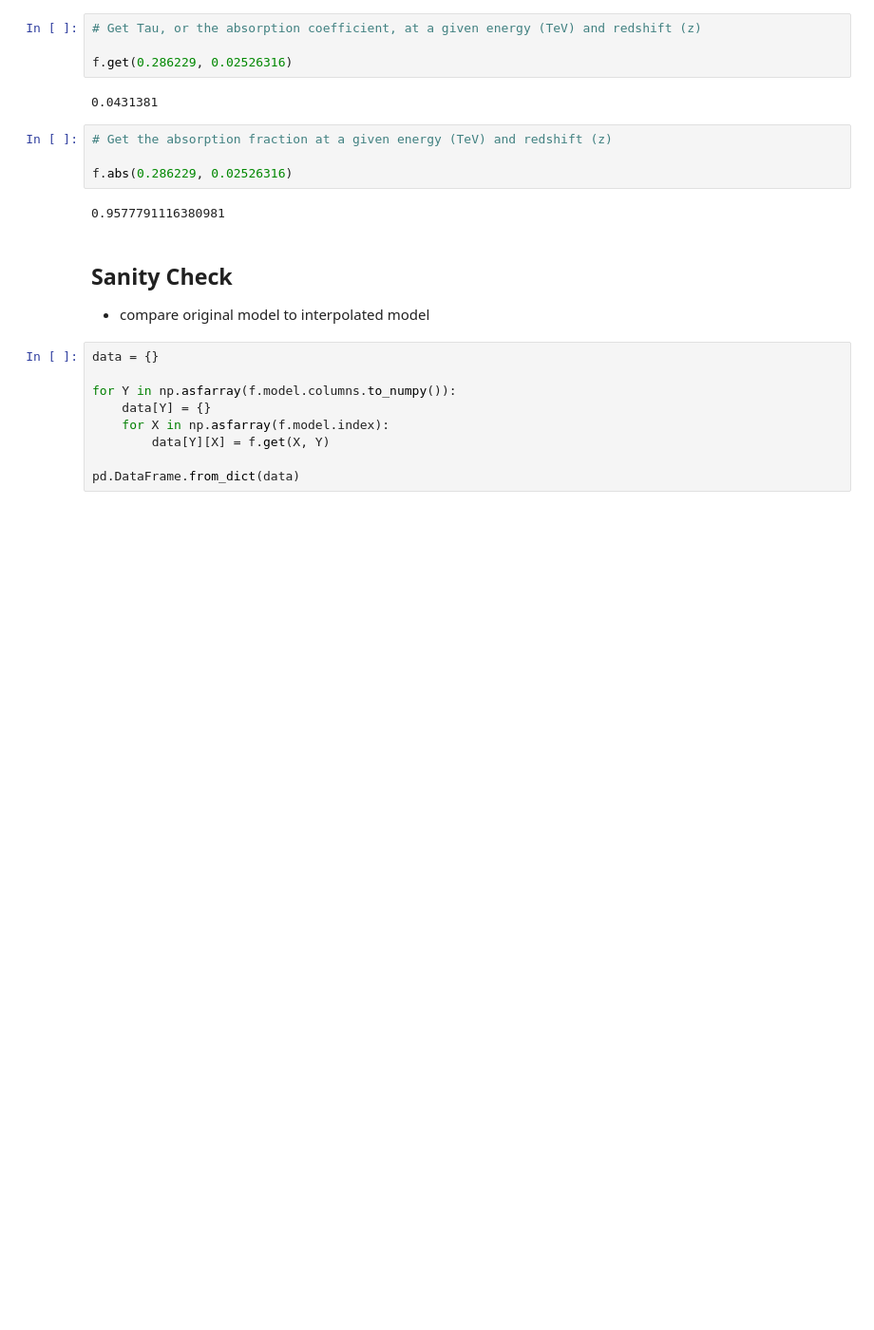
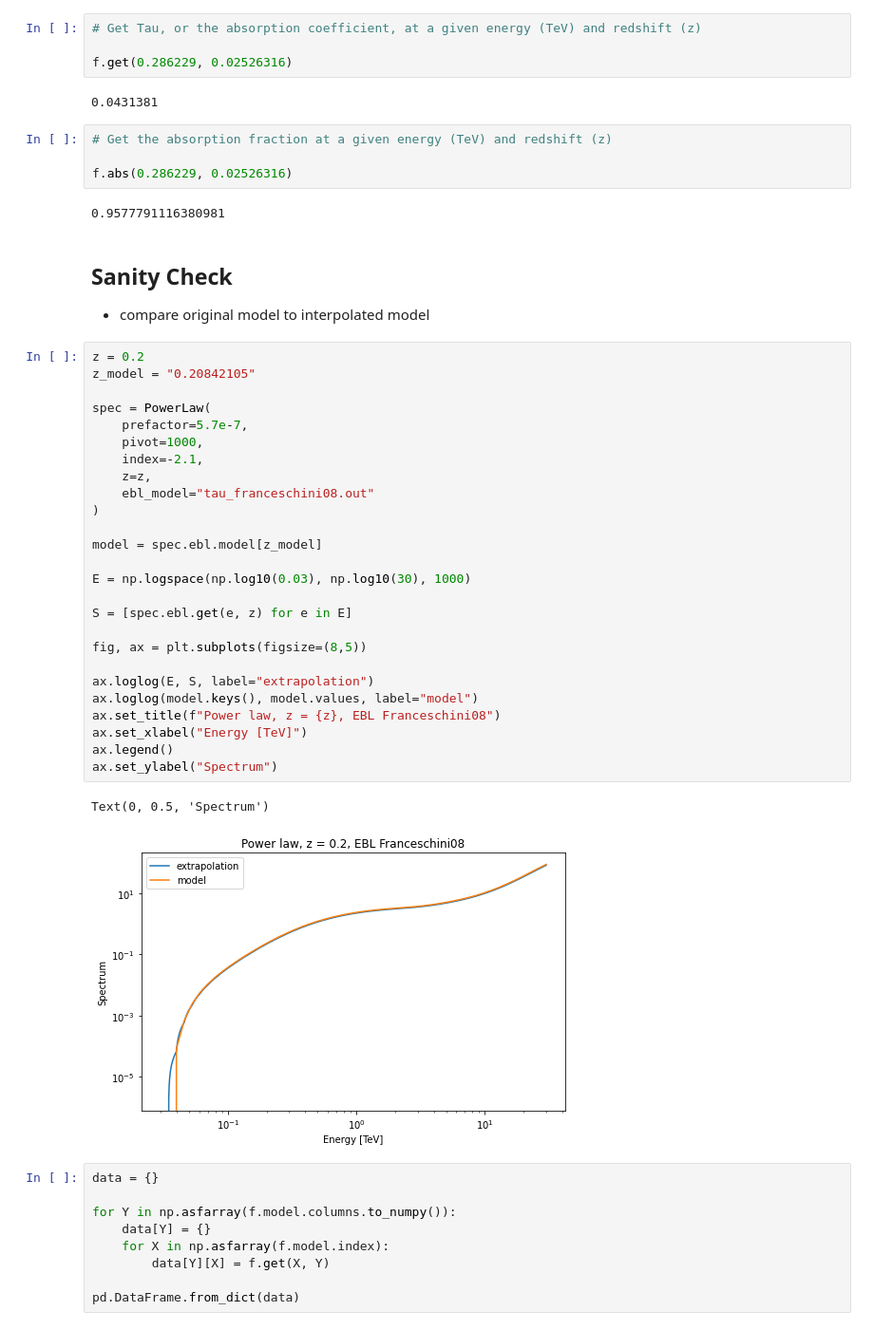
Before and after one commit to astrojarred/grbsens, a Jupyter notebook: EBL/EBL.ipynb, the cells around one changed output. Shown: that part at 95% size. Cells and saved outputs as stored; diff of their text form; blank space fills up the shorter version.

```diff
--- a/EBL/EBL.ipynb
+++ b/EBL/EBL.ipynb
@@ -71,6 +189,35 @@ f.abs(0.286229, 0.02526316)
 # %% [markdown]
 ## Sanity Check
 - compare original model to interpolated model
+# %%
+z = 0.2
+z_model = "0.20842105"
+
+spec = PowerLaw(
+    prefactor=5.7e-7,
+    pivot=1000,
+    index=-2.1,
+    z=z,
+    ebl_model="tau_franceschini08.out"
+)
+
+model = spec.ebl.model[z_model]
+
+E = np.logspace(np.log10(0.03), np.log10(30), 1000)
+
+S = [spec.ebl.get(e, z) for e in E]
+
+fig, ax = plt.subplots(figsize=(8,5))
+
+ax.loglog(E, S, label="extrapolation")
+ax.loglog(model.keys(), model.values, label="model")
+ax.set_title(f"Power law, z = {z}, EBL Franceschini08")
+ax.set_xlabel("Energy [TeV]")
+ax.legend()
+ax.set_ylabel("Spectrum")
+# %% [output]
+Text(0, 0.5, 'Spectrum')
+[figure, added]
 # %%
 data = {}
 
```
Also changed, not shown: parts of 6 cells of this notebook, 5 other files.
